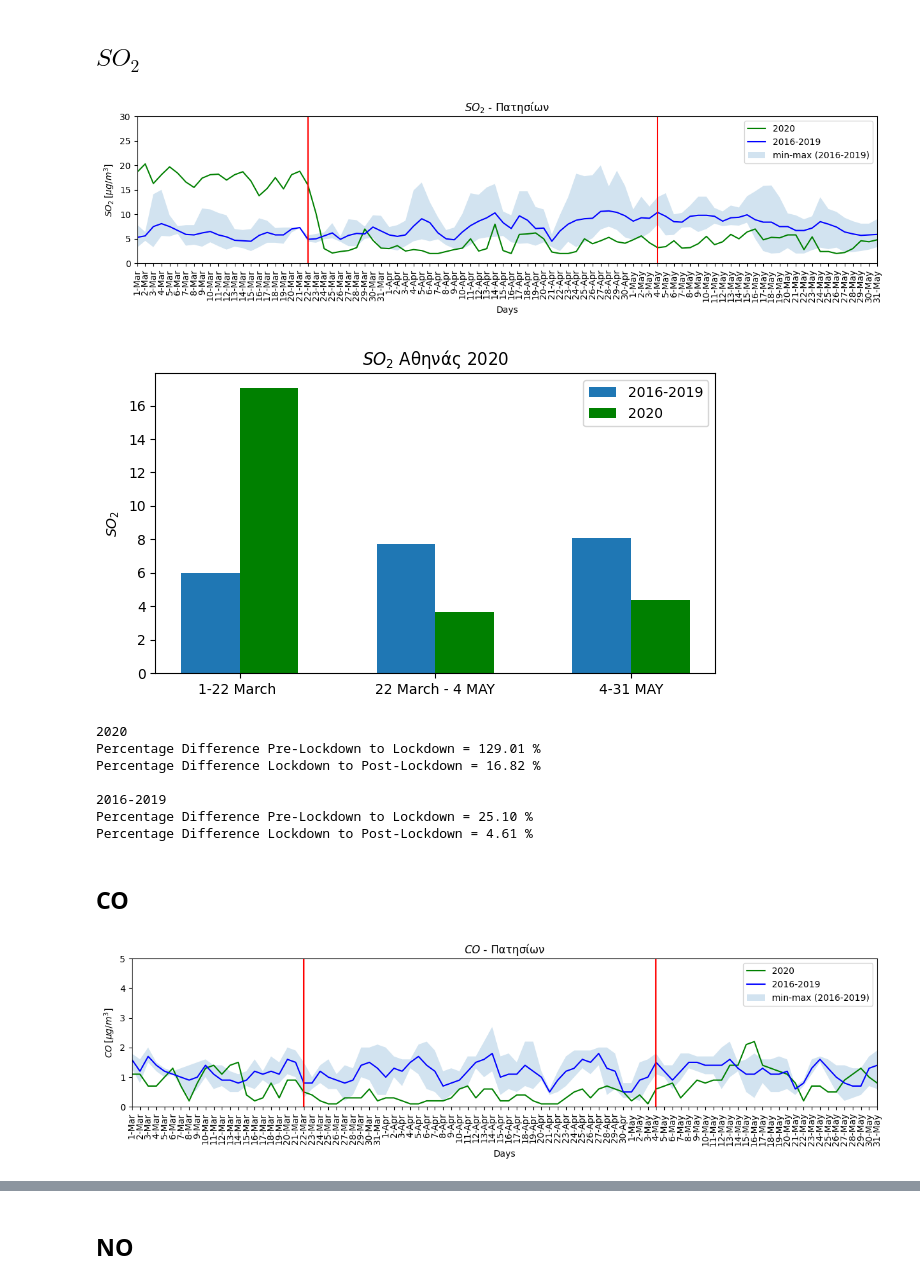
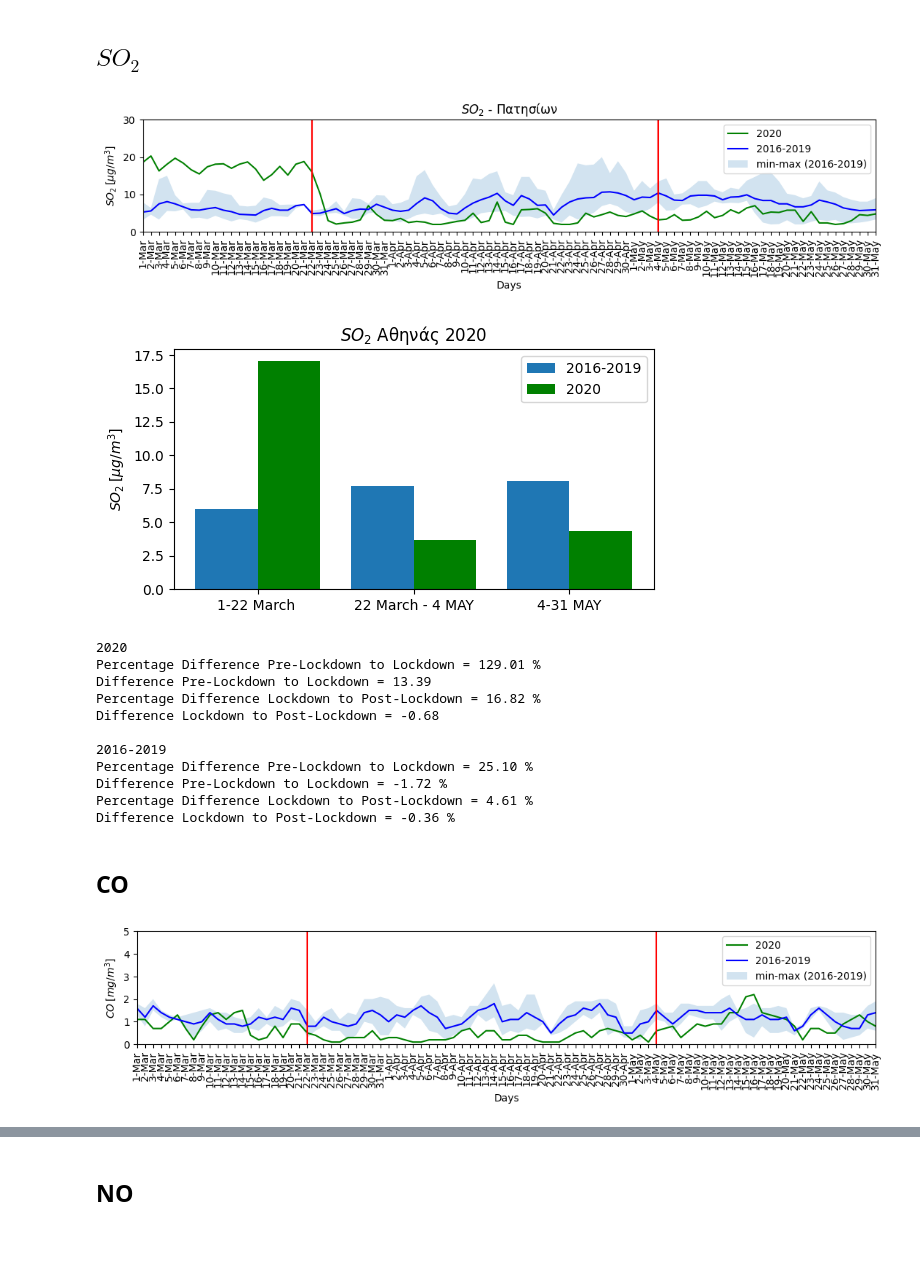
Before and after one commit to costpetrides/Air-pollution-COVID-19-impact, a Jupyter notebook: Lockdown 1/Patision(UT).ipynb, the cells around one changed output, grey strips where cells are left out. Saved outputs shown, nothing was run; the diff lists cells and outputs as text; code cells hidden in the pictures; blank space fills up the shorter version.

```diff
--- a/Lockdown 1/Patision(UT).ipynb
+++ b/Lockdown 1/Patision(UT).ipynb
@@ -34,35 +34,35 @@ def perc(a,b):
 # %% [markdown]
 ## **$SO_{2}$**
 # %%
-plt.figure(figsize=(15,3))
+plt.figure(figsize=(13,2))
 
 plt.xlabel('Days')
 plt.ylabel('$SO_{2} \: [μg/m^{3}$]')
 
 plt.title("$SO_{2}$ - Πατησίων")
 
 x=[]
 for i in df['SO220']:
   if i==0:
     x+=[None]
   else:
     x+=[i]
 
 plt.plot(df['DAY'], x, 'g', label='2020')
 plt.plot(df['DAY'], df['SO2MEAN'], 'b', label='2016-2019')
 plt.fill_between(df['DAY'], df['SO2MIN'], df['SO2MAX'], alpha=0.2, label='min-max (2016-2019)')
 plt.legend()
 
 plt.xlim(df.loc[0]['DAY'] , df.loc[91]['DAY'])
 plt.ylim(0,30)
 
 plt.axvline(x='4-May' ,color='r')
 plt.axvline(x='22-Mar' ,color='r')
 plt.xticks(rotation=90)
 
 plt.show()
 # %% [output]
-[figure, old version]
+[figure, new version]
 # %%
 Data=np.array(df['SO220'])
 Pre=Data[0:23]
@@ -85,16 +85,16 @@ LOCK=   (np.mean(Pre),np.mean(Lock),np.mean(Postnew))    # Set of B data
 
 names= ['1-22 March ', '22 March - 4 MAY', '4-31 MAY']     # Set of names for x asis
 
-fig = plt.figure(figsize=(7,5), dpi=100)
+fig = plt.figure(figsize=(6,4), dpi=100)
 left, bottom, width, height = 0.1, 0.2, 0.8, 0.6
 ax = fig.add_axes([left, bottom, width, height])
 
-width = 0.3
+width = 0.4
 ticks = np.arange(len(names))
 ax.bar(ticks, Prev, width, label='2016-2019')
 ax.bar(ticks + width, LOCK, width, align="center", label='2020', color='green')
 
-ax.set_ylabel('$SO_{2}$')
+ax.set_ylabel('$SO_{2} \: [μg/m^{3}]$')
 ax.set_title('$SO_{2}$ Aθηνάς 2020')
 ax.set_xticks(ticks + width/2)
 ax.set_xticklabels(names)
@@ -104,9 +104,11 @@ plt.show()
 
 print('2020')
 P1=perc(np.mean(Pre), np.mean(Lock))
-P2=perc(np.mean(Lock),np.mean(Postnew))
+P2=perc(np.mean(Lock),np.mean(Post))
 print('Percentage Difference Pre-Lockdown to Lockdown = %.2f %% ' %(P1))
+print('Difference Pre-Lockdown to Lockdown = %.2f  ' %(np.mean(Pre)- np.mean(Lock)))
 print('Percentage Difference Lockdown to Post-Lockdown = %.2f %% ' %(P2))
+print('Difference Lockdown to Post-Lockdown = %.2f  ' %(np.mean(Lock) -np.mean(Post)))
 
 
 print()
@@ -114,26 +116,29 @@ print('2016-2019')
 P11=perc(np.mean(Pre1), np.mean(Lock1))
 P22=perc(np.mean(Lock1),np.mean(Post1))
 print('Percentage Difference Pre-Lockdown to Lockdown = %.2f %% ' %(P11))
+print('Difference Pre-Lockdown to Lockdown = %.2f %% ' %(np.mean(Pre1) - np.mean(Lock1)))
 print('Percentage Difference Lockdown to Post-Lockdown = %.2f %% ' %(P22))
+print('Difference Lockdown to Post-Lockdown = %.2f %% ' %(np.mean(Lock1) -np.mean(Post1)))
 # %% [output]
-[figure, old version]
+[figure, new version]
 2020
 Percentage Difference Pre-Lockdown to Lockdown = 129.01 %
+Difference Pre-Lockdown to Lockdown = 13.39
 Percentage Difference Lockdown to Post-Lockdown = 16.82 %
+Difference Lockdown to Post-Lockdown = -0.68
 
 2016-2019
 Percentage Difference Pre-Lockdown to Lockdown = 25.10 %
+Difference Pre-Lockdown to Lockdown = -1.72 %
 Percentage Difference Lockdown to Post-Lockdown = 4.61 %
+Difference Lockdown to Post-Lockdown = -0.36 %
 # %% [markdown]
 ## **CO**
 # %%
-plt.figure(figsize=(15,3))
+plt.figure(figsize=(13,2))
 
 plt.xlabel('Days')
-plt.ylabel('$CO \: [μg/m^{3}$]')
-
-plt.title("$CO$ - Πατησίων")
-
+plt.ylabel('$CO \: [mg/m^{3}$]')
 
 plt.plot(df['DAY'], df['CO20'], 'g', label='2020')
 plt.plot(df['DAY'], df['COMEAN'], 'b', label='2016-2019')
@@ -150,7 +155,7 @@ plt.xticks(rotation=90)
 
 plt.show()
 # %% [output]
-[figure, old version]
+[figure, new version]
 # %%
 Data=np.array(df['CO20'])
 Pre=Data[0:23]
```
Also changed, not shown: parts of 12 cells of this notebook.
